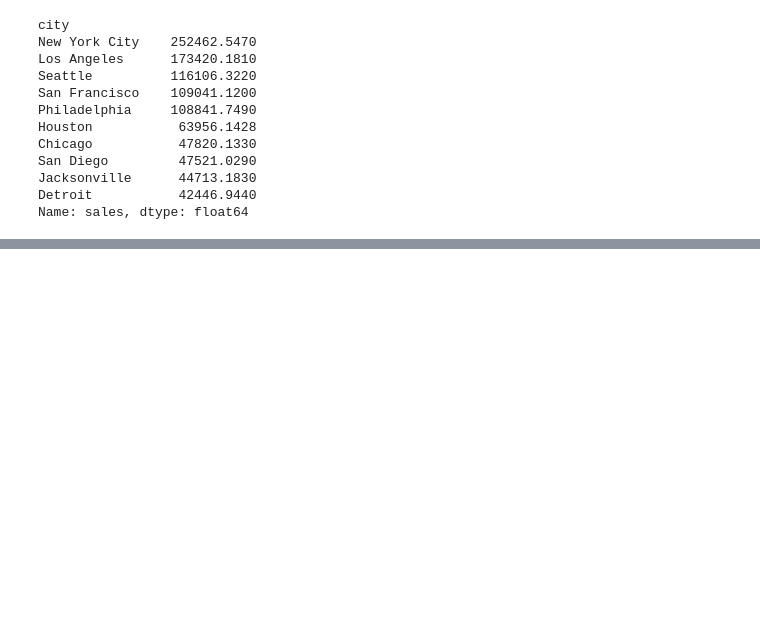
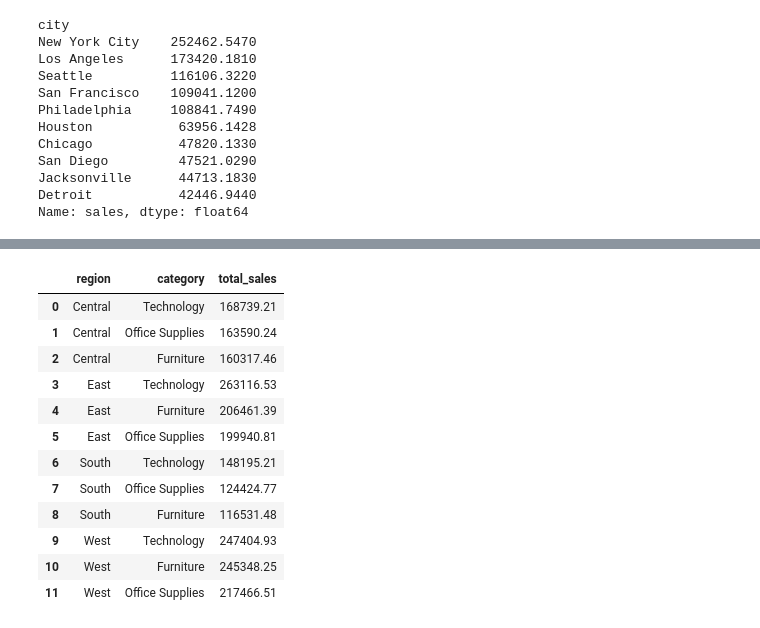
Before and after one commit to dhrishia/superstore-sales-analysis-new, a Jupyter notebook: analysis.ipynb, the cells around one changed output, grey strips where cells are left out. Saved outputs shown, nothing was run; the diff lists cells and outputs as text; code cells hidden in the pictures; blank space fills up the shorter version.

```diff
--- a/analysis.ipynb
+++ b/analysis.ipynb
@@ -488,0 +715,19 @@ Name: sales, dtype: float64
+# %%
+# Region-wise category performance
+query = """ SELECT region, category, ROUND(SUM(sales), 2) AS total_sales
+FROM superstore_orders GROUP BY region, category ORDER BY region, total_sales DESC; """
+pd.read_sql_query(query, conn)
+# %% [output]
+|  | region | category | total_sales |
+| 0 | Central | Technology | 168739.21 |
+| 1 | Central | Office Supplies | 163590.24 |
+| 2 | Central | Furniture | 160317.46 |
+| 3 | East | Technology | 263116.53 |
+| 4 | East | Furniture | 206461.39 |
+| 5 | East | Office Supplies | 199940.81 |
+| 6 | South | Technology | 148195.21 |
+| 7 | South | Office Supplies | 124424.77 |
+| 8 | South | Furniture | 116531.48 |
+| 9 | West | Technology | 247404.93 |
+| 10 | West | Furniture | 245348.25 |
+| 11 | West | Office Supplies | 217466.51 |
```
Also changed, not shown: parts of 33 cells of this notebook, 8 other files.
